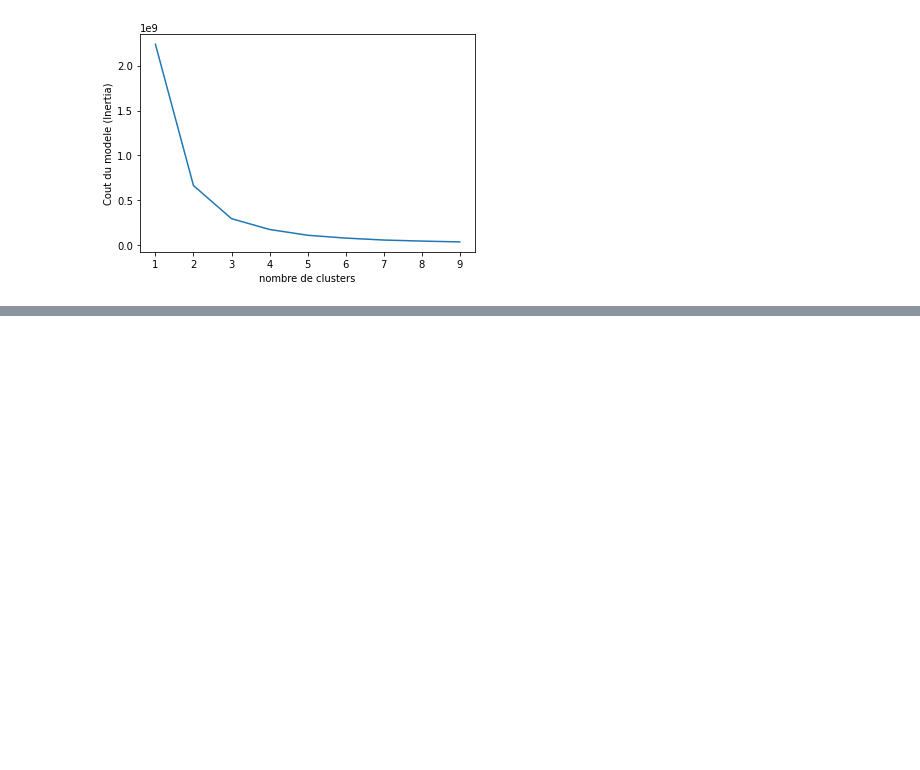
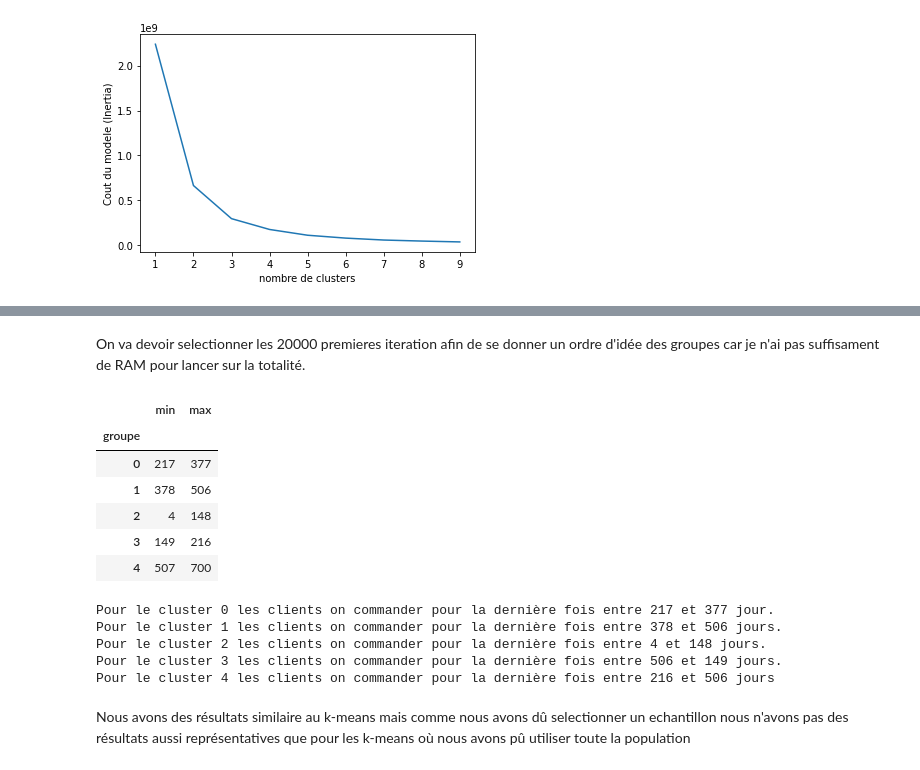
Before and after one commit to Data-dream-team-Laurence/Brief-data-dream-team, a Jupyter notebook: segmentation_client/segmentation.ipynb, the cells around one changed output, grey strips where cells are left out. Drawn from its saved outputs; the diff is of its cells as text; code cells hidden in the pictures; blank space fills up the shorter version.

```diff
--- a/segmentation_client/segmentation.ipynb
+++ b/segmentation_client/segmentation.ipynb
@@ -488,0 +577,36 @@ Pour le cluster 2 les clients on commander pour la dernière fois entre 175 et 3
+# %% [markdown]
+On va devoir selectionner les 20000 premieres iteration afin de se donner un ordre d'idée des groupes car je n'ai pas suffisament de RAM pour lancer sur la totalité.
+# %%
+Recency = df_max_purchase[["Recency"]].iloc[0:20000]
+y_pred = AgglomerativeClustering(n_clusters=5).fit_predict(Recency)
+# %%
+Recency["groupe"] = y_pred
+# %%
+min = Recency.groupby("groupe").min()
+
+max = Recency.groupby("groupe").max()
+
+Recency = min.assign(max = max)
+Recency.rename(columns = {"Recency":"min"}, inplace = True)
+Recency
+# %% [output]
+|  | min | max |
+| groupe |  |  |
+| 0 | 217 | 377 |
+| 1 | 378 | 506 |
+| 2 | 4 | 148 |
+| 3 | 149 | 216 |
+| 4 | 507 | 700 |
+# %%
+matrice = np.asarray((Recency))
+print("Pour le cluster 0 les clients on commander pour la dernière fois entre {} et {} jour.\nPour le cluster 1 les clients on commander pour la dernière fois entre {} et {} jours.\nPour le cluster 2 les clients on commander pour la dernière fois entre {} et {} jours.\nPour le cluster 3 les clients on commander pour la dernière fois entre {} et {} jours.\nPour le cluster 4 les clients on commander pour la dernière fois entre {} et {} jours ".format(
+    matrice[0][0], matrice[0][1], matrice[1][0], matrice[1][1], matrice[2][0], matrice[2][1], matrice[1][1], matrice[3][0], matrice[3][1], matrice[1][1], matrice[4][0], matrice[4][1])
+     )
+# %% [output]
+Pour le cluster 0 les clients on commander pour la dernière fois entre 217 et 377 jour.
+Pour le cluster 1 les clients on commander pour la dernière fois entre 378 et 506 jours.
+Pour le cluster 2 les clients on commander pour la dernière fois entre 4 et 148 jours.
+Pour le cluster 3 les clients on commander pour la dernière fois entre 506 et 149 jours.
+Pour le cluster 4 les clients on commander pour la dernière fois entre 216 et 506 jours
+# %% [markdown]
+Nous avons des résultats similaire au k-means mais comme nous avons dû selectionner un echantillon nous n'avons pas des résultats aussi représentatives que pour les k-means où nous avons pû utiliser toute la population
```
Also changed, not shown: parts of 22 cells of this notebook.
